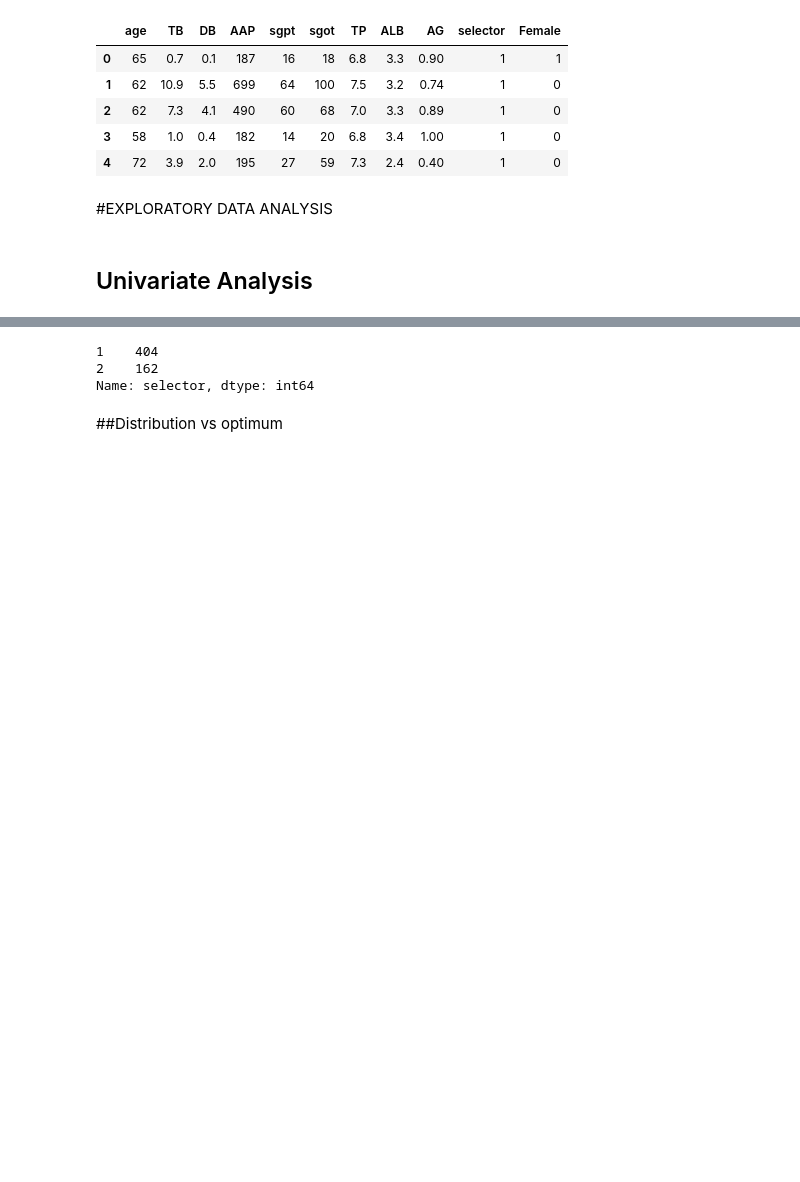
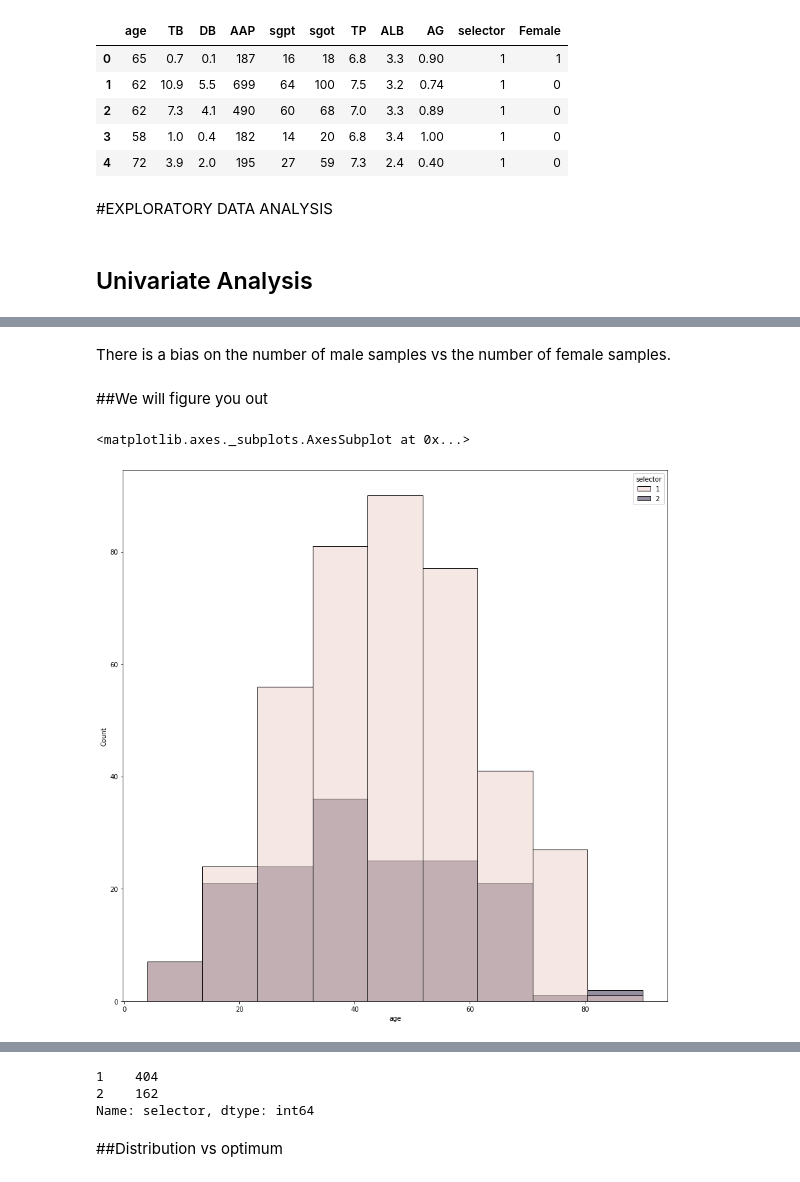
Before and after one commit to MugoChege/Liver-and-Tweets, a Jupyter notebook: Liver.ipynb, the cells around one changed output, grey strips where cells are left out. Drawn from its saved outputs; the diff is of its cells as text; code cells hidden in the pictures; blank space fills up the shorter version.

```diff
--- a/Liver.ipynb
+++ b/Liver.ipynb
@@ -341,0 +344,11 @@ SyntaxError: ignored
+# %% [markdown]
+There is a bias on the number of male samples vs the number of female samples.
+# %% [markdown]
+##We will figure you out
+# %%
+
+plt.figure(figsize=(15,15))
+sns.histplot(data=toeda, x=toeda['age'], bins=9, hue=toeda['selector'])
+# %% [output]
+<matplotlib.axes._subplots.AxesSubplot at 0x...>
+[figure, added]
```
Also changed, not shown: parts of 47 cells of this notebook.
